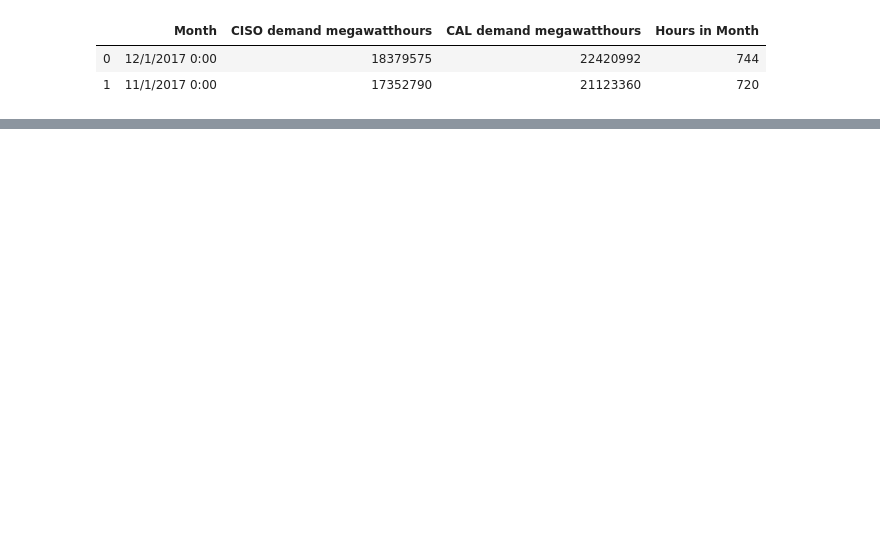
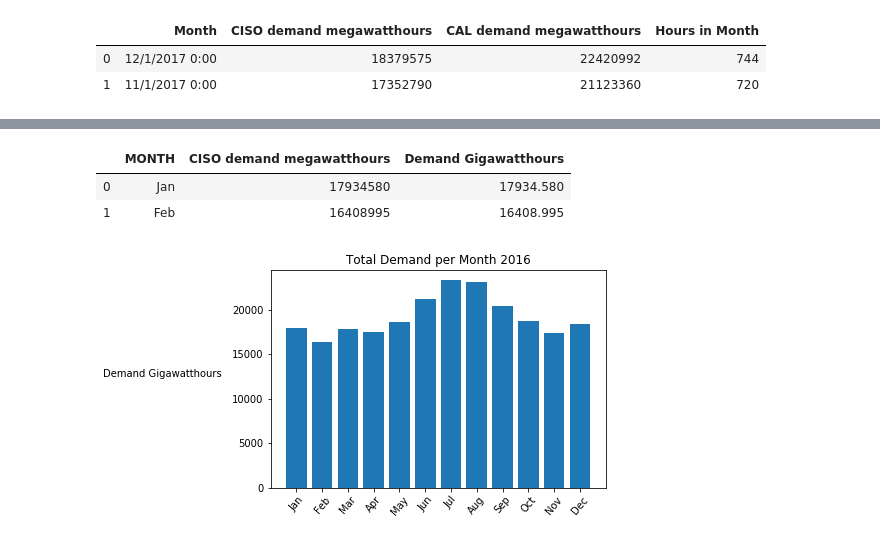
Before and after one commit to scottinsactown/California-Renewable-Energy--data-analysis, a Jupyter notebook: project_start_scott.ipynb, the cells around one changed output, grey strips where cells are left out. Drawn from its saved outputs; the diff is of its cells as text; code cells hidden in the pictures; blank space fills up the shorter version.

```diff
--- a/project_start_scott.ipynb
+++ b/project_start_scott.ipynb
@@ -90,0 +76,21 @@ display(full_data.head(2))
+# %%
+# Prepare data for combined table by conforming demand data
+all_source_yr_mon_group=demand_data.groupby(['Year','MONTH'])
+monthly_sum_demand = pd.DataFrame(all_source_yr_mon_group['CISO demand megawatthours'].sum())
+# Have to adjust scale so shows without scientific notation
+monthly_sum_demand['Demand Gigawatthours'] = (monthly_sum_demand['CISO demand megawatthours'] / 1000)
+monthly_sum_demand
+data_16_demand = monthly_sum_demand.loc[2016].reset_index()
+data_16_demand['MONTH'] = data_16_demand['MONTH'].map({1:'Jan',2:'Feb',3:'Mar',4:'Apr',5:'May',6:'Jun',7:'Jul',8:'Aug',9:'Sep',10:'Oct',11:'Nov',12:'Dec'})
+display(data_16_demand.head(2))
+
+plt.bar(data_16_demand['MONTH'],data_16_demand['Demand Gigawatthours'])
+plt.xticks(rotation=50)
+plt.title('Total Demand per Month 2016')
+plt.ylabel("Demand Gigawatthours  ",rotation='0',ha='right')
+plt.show()
+# %% [output]
+|  | MONTH | CISO demand megawatthours | Demand Gigawatthours |
+| 0 | Jan | 17934580 | 17934.580 |
+| 1 | Feb | 16408995 | 16408.995 |
+[figure, added]
```
Also changed, not shown: parts of 10 cells of this notebook.
